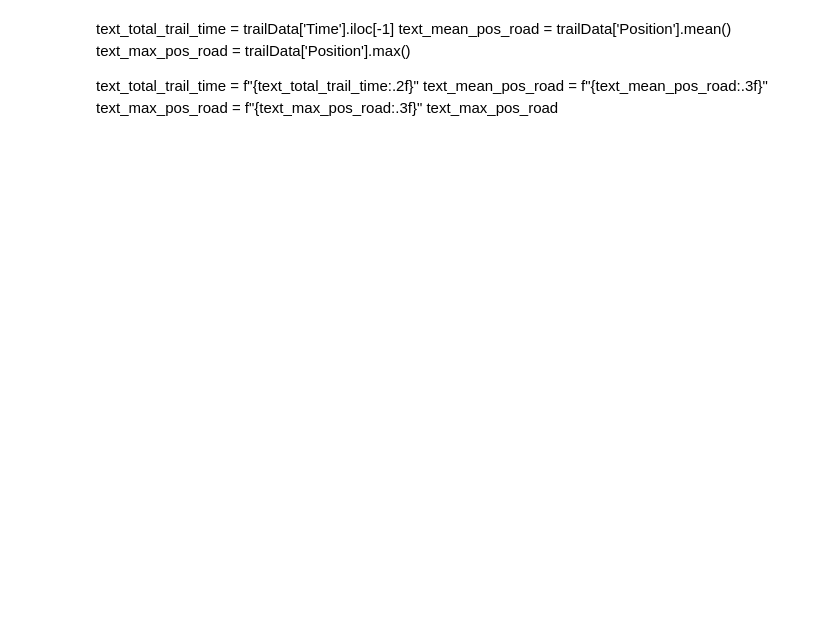
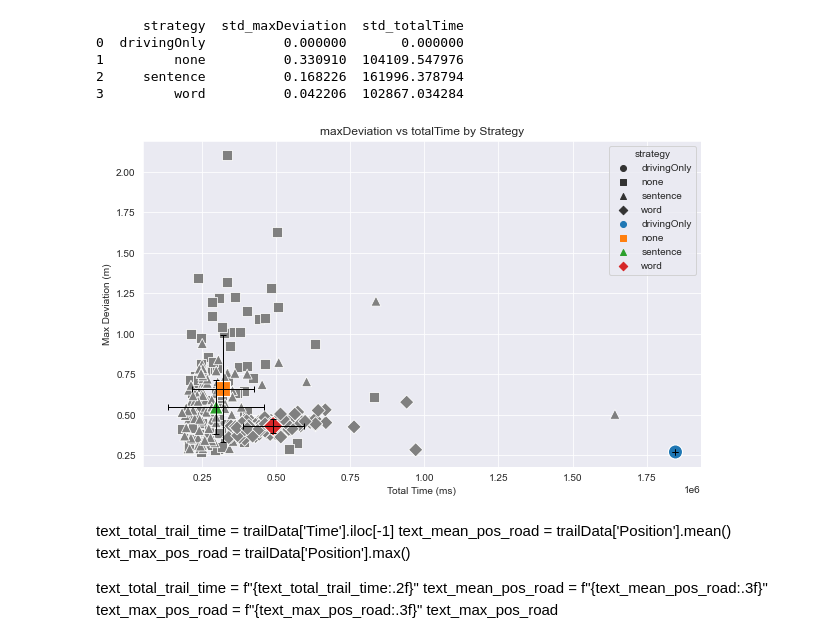
Before and after one commit to lucvergnes/CognitiveMod, a Jupyter notebook: driving_model.ipynb, the cells around one changed output. Cells and saved outputs as stored; diff of their text form; code cells hidden in the pictures; blank space fills up the shorter version.

```diff
--- a/driving_model.ipynb
+++ b/driving_model.ipynb
@@ -276,5 +245,5 @@ def runTrial(nrWordsPerSentence =17,nrSentences=10,nrSteeringMovementsWhenSteeri
 
     return output_vec
 # %%
-trailData = runTrial()
-print(trailData)
+#trailData = runTrial()
+#print(trailData)
@@ -290,3 +272,6 @@ def runSimulations(nrSims = 10):
         #res = drawPlot(sim,trailData)
         #res.savefig(r'C:\Users\Luc\PycharmProjects\CognitiveMod\figs2\Q2bPlot'+ str(sim) +'.png', dpi=300)
         #print("saved_succesfully")
+# %%
+simsResults = runSimulations(nrSims = 100)
+print(simsResults)
@@ -293,3 +293,75 @@ def runSimulations(nrSims = 10):
+# %%
+simsResults['totalTime'] = pd.to_numeric(simsResults['totalTime'], errors='coerce')
+simsResults['maxDeviation'] = pd.to_numeric(simsResults['maxDeviation'], errors='coerce')
+
+agg = (
+    simsResults
+    .groupby('strategy', as_index=False)
+    .agg(
+        avg_maxDeviation=('maxDeviation', 'mean'),
+        avg_totalTime=('totalTime', 'mean'),
+    )
+)
+
+aggStd = (
+    simsResults
+    .groupby('strategy', as_index=False)
+    .agg(
+        std_maxDeviation=('maxDeviation', 'std'),
+        std_totalTime=('totalTime', 'std'),
+    )
+)
+
+print(aggStd)
+# %% [output]
+      strategy  std_maxDeviation  std_totalTime
+0  drivingOnly          0.000000       0.000000
+1         none          0.330910  104109.547976
+2     sentence          0.168226  161996.378794
+3         word          0.042206  102867.034284
+# %%
+fig, ax = plt.subplots(figsize=(10, 6))
+sb.scatterplot(
+    data=simsResults,
+    x='totalTime',
+    y='maxDeviation',
+    style='strategy',        # Different marker shape for each strategy
+    markers=['o', 's', '^', 'D'],  # Circle, square, triangle, diamond
+    color='grey',    # All markers grey
+    legend='full',
+    s=100,
+    ax=ax
+)
+
+sb.scatterplot(
+    data=agg,
+    x='avg_totalTime',
+    y='avg_maxDeviation',
+    style='strategy',        # Different marker shape for each strategy
+    markers=['o', 's', '^', 'D'],  # Circle, square, triangle, diamond
+    hue='strategy',    # All markers grey
+    legend='full',
+    s=200,
+    ax=ax
+)
+
+ax.errorbar(
+    agg['avg_totalTime'],
+    agg['avg_maxDeviation'],
+    yerr=aggStd['std_maxDeviation'],
+    xerr=aggStd['std_totalTime'],
+    fmt='none',                      # no marker, error bars only
+    ecolor='black',                   # error bar color
+    elinewidth=1,
+    capsize=3
+)
+
+plt.xlabel('Total Time (ms)')
+plt.ylabel('Max Deviation (m)')
+plt.title('maxDeviation vs totalTime by Strategy')
+plt.show()
+# %% [output]
+[figure, added]
 # %% [markdown]
 text_total_trail_time = trailData['Time'].iloc[-1]
 text_mean_pos_road = trailData['Position'].mean()
```
Also changed, not shown: parts of 6 cells of this notebook.
